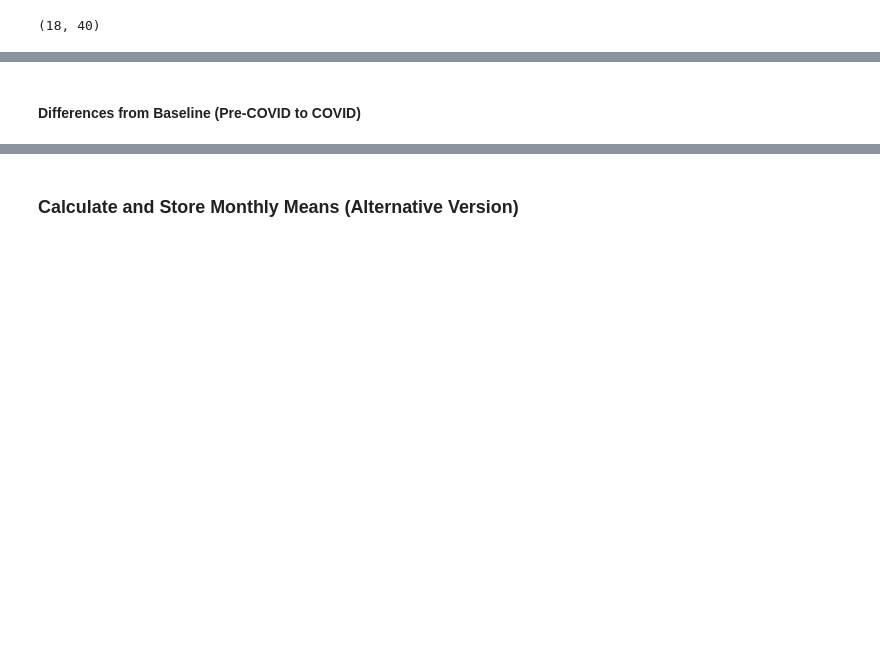
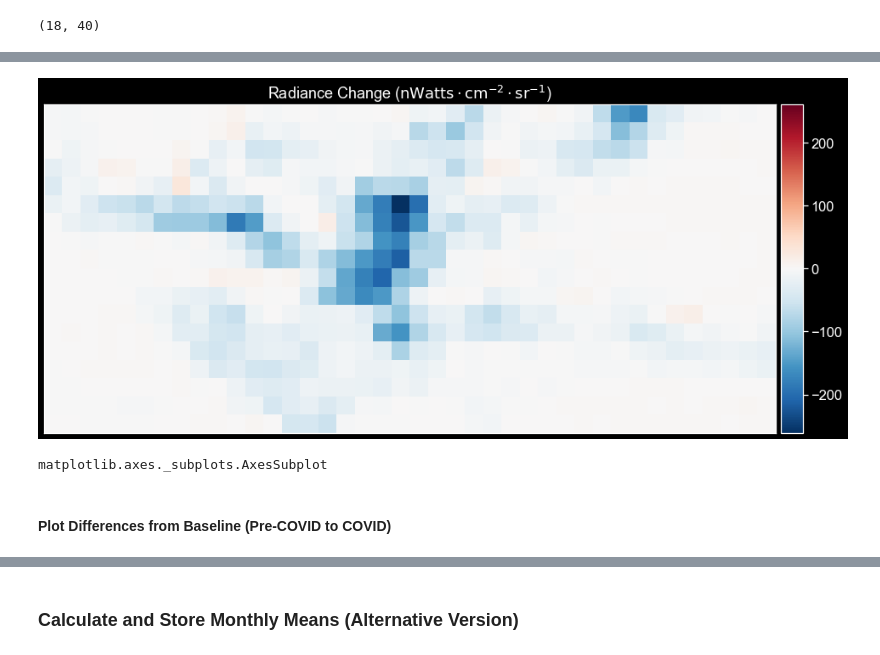
Before and after one commit to calekochenour/remote-sensing-fusion, a Jupyter notebook: 01-code-scripts/penn-state-black-marble-radiance-monthly-means.ipynb, the cells around one changed output, grey strips where cells are left out. Cells and saved outputs as stored; diff of their text form; code cells hidden in the pictures; blank space fills up the shorter version.

```diff
--- a/01-code-scripts/penn-state-black-marble-radiance-monthly-means.ipynb
+++ b/01-code-scripts/penn-state-black-marble-radiance-monthly-means.ipynb
@@ -539,0 +627,9 @@ semesters_unpacked.get('20190831-20191222-MON').shape
+# %%
+# Calculate September 2018 to September 2019 difference
+diff_sep_2018_sep_2019 = rd.subtract_arrays(
+    radiance_monthtly_mean.get('2019').get('09'),
+    radiance_monthtly_mean.get('2018').get('09'))
+
+diff_sep_2019_march_2020 = rd.subtract_arrays(
+    radiance_monthtly_mean.get('2020').get('03'),
+    radiance_monthtly_mean.get('2019').get('09'))
@@ -540,5 +640,12 @@ semesters_unpacked.get('20190831-20191222-MON').shape
+# %%
+plot = plot_values(diff_sep_2019_march_2020, difference=True)
+
+type(plot)
+# %% [output]
+[figure, added]
+matplotlib.axes._subplots.AxesSubplot
 # %% [markdown]
-#### Differences from Baseline (Pre-COVID to COVID)
+#### Plot Differences from Baseline (Pre-COVID to COVID)
 # %%
 # import numpy.ma as ma
 
```
Also changed, not shown: parts of 5 cells of this notebook.
